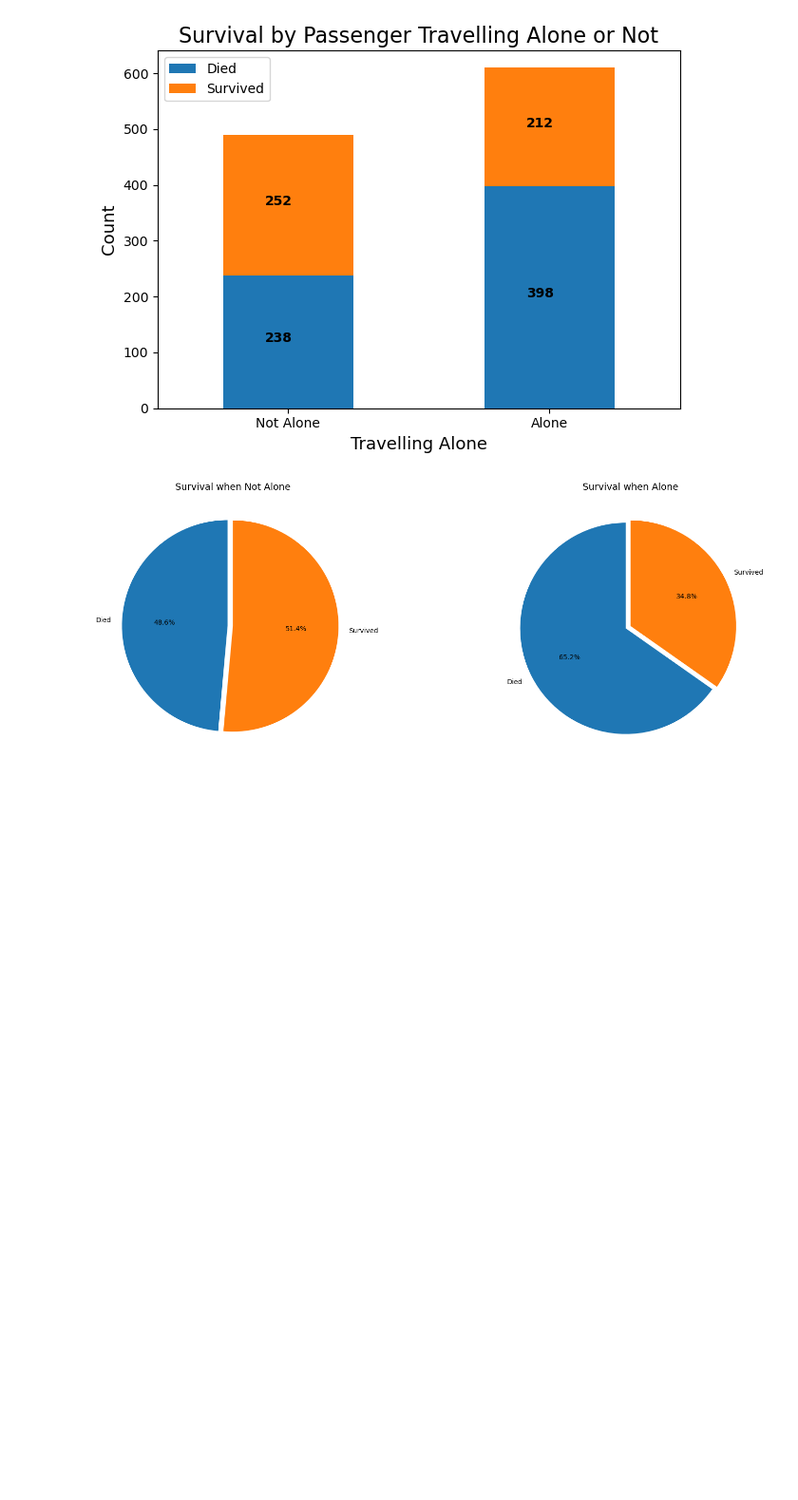
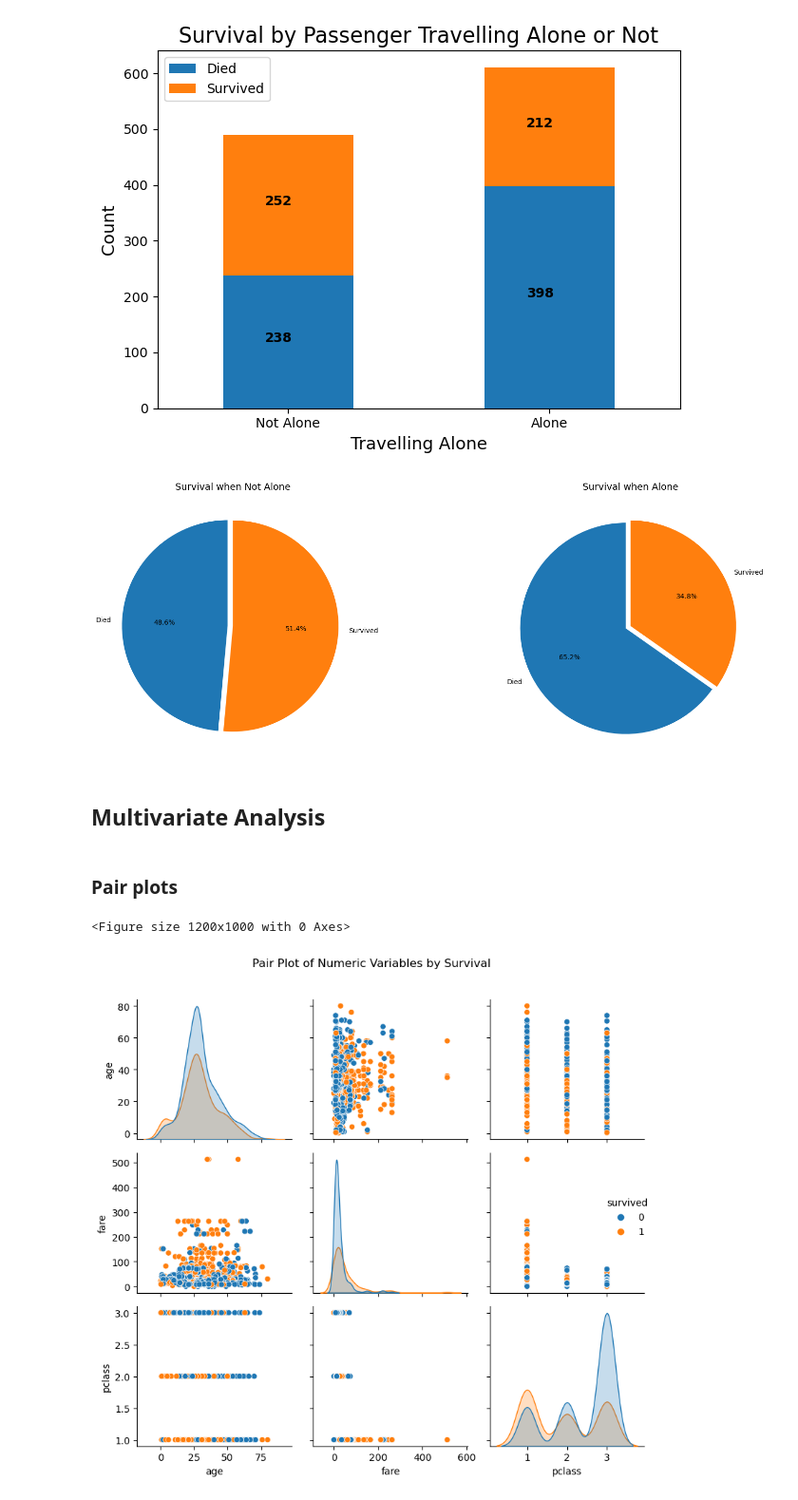
Before and after one commit to ShravanDeva5327/titanic-data-analysis, a Jupyter notebook: main.ipynb, the cells around one changed output. Shown at 95% size. Saved outputs shown, nothing was run; the diff lists cells and outputs as text; code cells hidden in the pictures; blank space fills up the shorter version.

Commit message:
add multivariate analysis

```diff
--- a/main.ipynb
+++ b/main.ipynb
@@ -496,3 +496,20 @@ plt.show()
 <Figure size 1200x600 with 0 Axes>
 [figure]
 [figure]
+# %% [markdown]
+## Multivariate Analysis
+# %%
+df.drop('age_group', axis=1, inplace=True)
+df_encoded = df.copy()
+df_encoded['sex'] = df_encoded['sex'].map({'male': 0, 'female': 1})
+# %% [markdown]
+### Pair plots
+# %%
+plt.figure(figsize=(12, 10))
+sns.pairplot(df, hue='survived', vars=['age', 'fare', 'pclass'],
+             diag_kind='kde', height=2.5)
+plt.suptitle('Pair Plot of Numeric Variables by Survival', y=1.02)
+plt.tight_layout()
+# %% [output]
+<Figure size 1200x1000 with 0 Axes>
+[figure, added]
```
Also changed, not shown: parts of 7 cells of this notebook, 3 other files.
